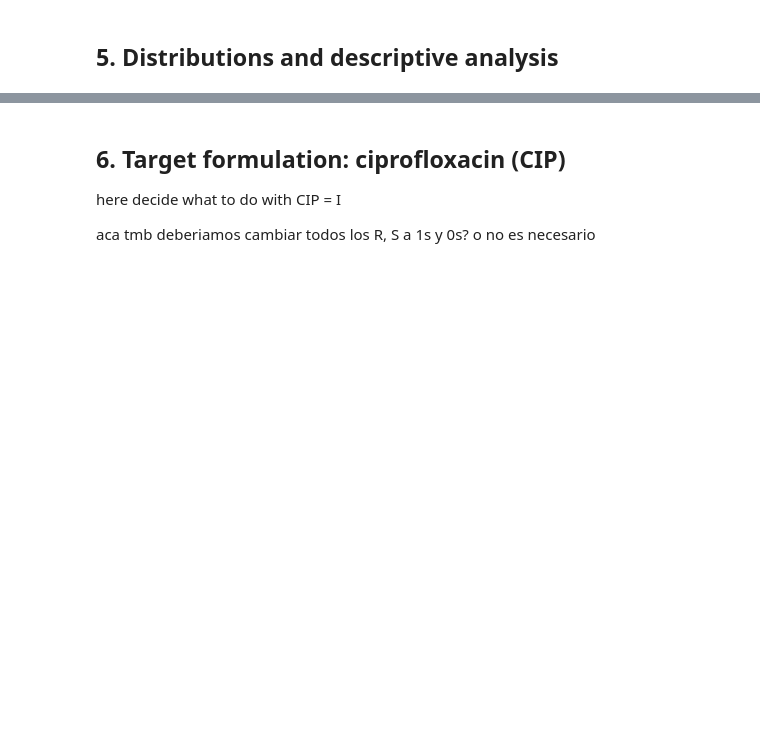
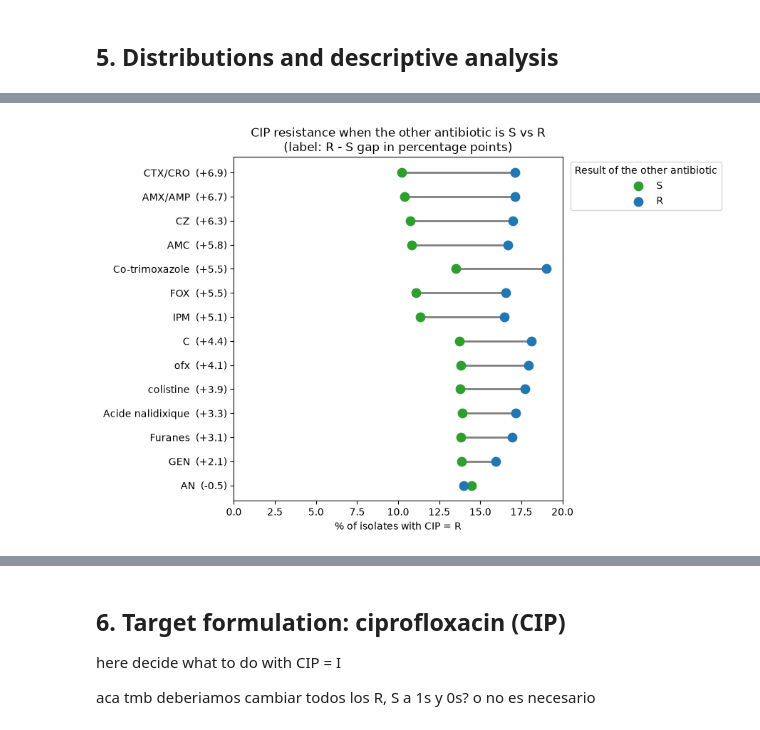
Before and after one commit to mvdelcampo/machine-learning-project, a Jupyter notebook: 00_EDA.ipynb, the cells around one changed output, grey strips where cells are left out. Drawn from its saved outputs; the diff is of its cells as text; code cells hidden in the pictures; blank space fills up the shorter version.

```diff
--- a/00_EDA.ipynb
+++ b/00_EDA.ipynb
@@ -481,0 +523,23 @@ The imputation has to be performed after splitting the data into training and te
+# %%
+rates = pd.DataFrame({
+    ab: bacteria_dataset.groupby(ab)["CIP"].apply(lambda s: s.eq("R").mean() * 100)
+    for ab in other_antibiotics
+}).T.reindex(columns=cip_values)
+rates["gap"] = rates["R"] - rates["S"]
+rates = rates.sort_values("gap")  # largest gap ends up on top
+
+fig, ax = plt.subplots(figsize=(9, 6))
+y = np.arange(len(rates))
+ax.hlines(y, rates["S"], rates["R"], color="grey", lw=2, zorder=1)
+ax.scatter(rates["S"], y, color="tab:green", s=80, label="S", zorder=2)
+ax.scatter(rates["R"], y, color="tab:blue", s=80, label="R", zorder=2)
+
+ax.set_yticks(y, [f"{ab}  ({gap:+.1f})" for ab, gap in rates["gap"].items()])
+ax.set_xlabel("% of isolates with CIP = R")
+ax.set_title("CIP resistance when the other antibiotic is S vs R\n(label: R - S gap in percentage points)")
+ax.legend(title="Result of the other antibiotic", bbox_to_anchor=(1.01, 1), loc="upper left")
+plt.xlim(0, 20)
+plt.tight_layout()
+plt.show()
+# %% [output]
+[figure, added]
```
Also changed, not shown: parts of 22 cells of this notebook.
